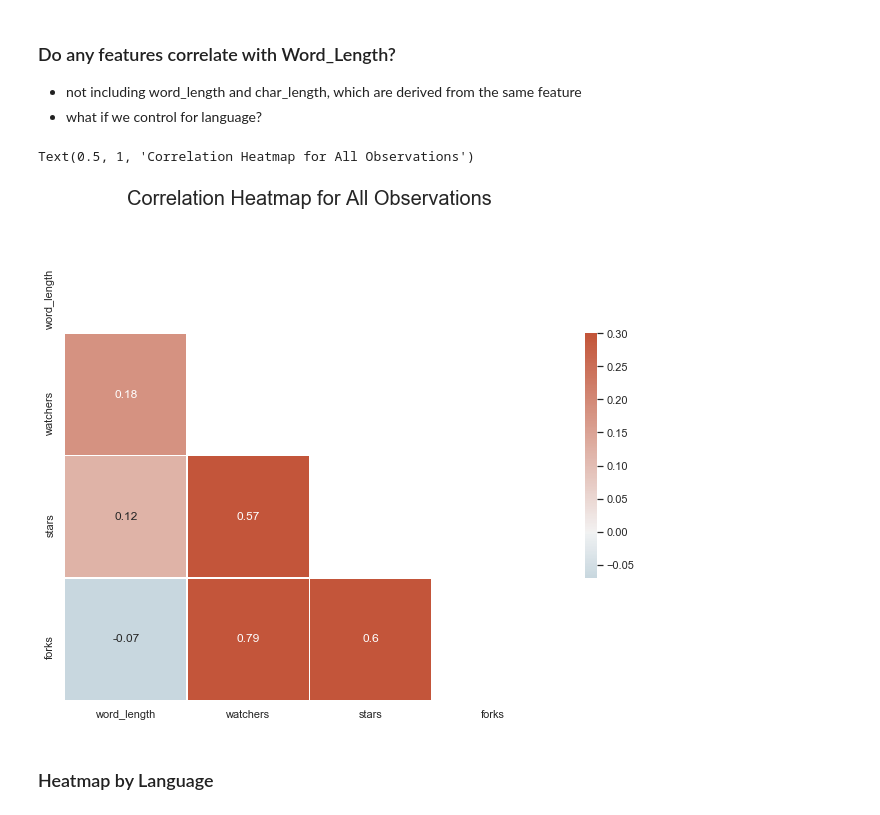
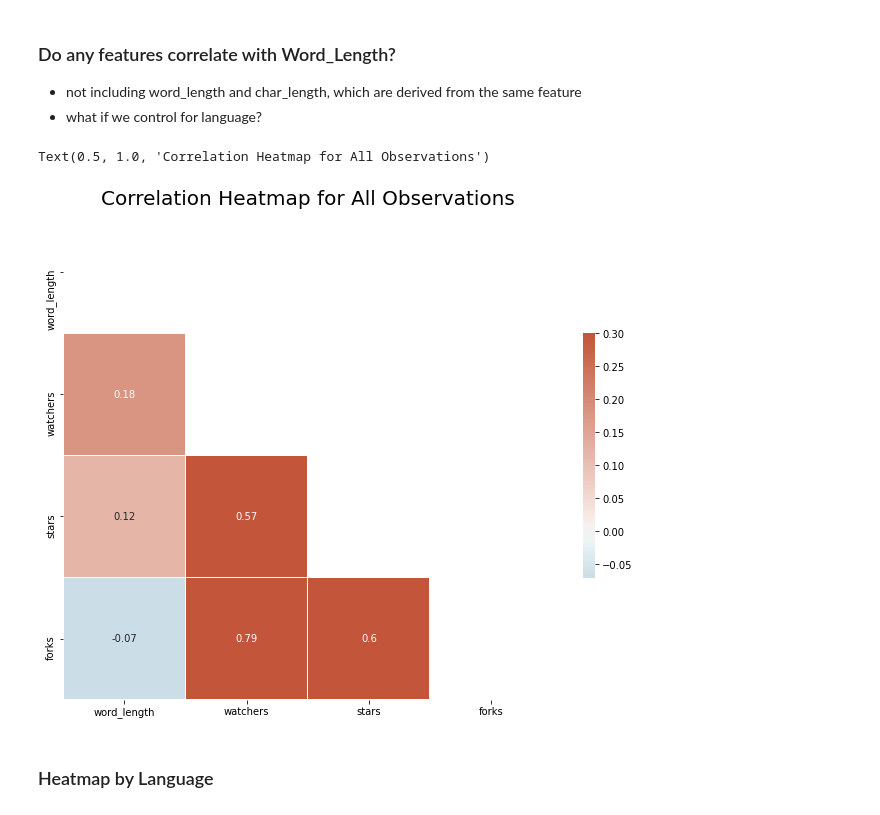
Before and after one commit to Codeup-B-Squared/NLP-Analysis, a Jupyter notebook: Data_Analysis.ipynb, the cells around one changed output. Cells and saved outputs as stored; diff of their text form; code cells hidden in the pictures.

```diff
--- a/Data_Analysis.ipynb
+++ b/Data_Analysis.ipynb
@@ -67 +67,3 @@ df = pd.read_csv('train_validate.csv', index_col=0)
+# %%
+df = df.reset_index().drop('index', axis = 1)
 # %%
@@ -247,4 +240,4 @@ plt.tight_layout()
     - 17 observations from each lanuage for Train
     - 8 observations from each language for Validate
 # %%
-train, validate = Prepare.train_validate(df)
+train, test = Prepare.train_validate(df)
@@ -409,28 +408,28 @@ Text(0.5, 1.0, 'Swift Cloud Bigrams')
 - not including word_length and char_length, which are derived from the same feature
 - what if we control for language?
 # %%
-sns.set_theme(style="white")
+# sns.set_theme(style="white")
 
 # Compute the correlation matrix
 corr = (train[['language','word_length','watchers','stars','forks']].corr())
 
 # Generate a mask for the upper triangle
 mask = np.triu(np.ones_like(corr, dtype=bool))
 
 # Set up the matplotlib figure
 f, ax = plt.subplots(figsize=(11, 9))
 
 # Generate a custom diverging colormap
 cmap = sns.diverging_palette(230, 20, as_cmap=True)
 
 # Draw the heatmap with the mask and correct aspect ratio
 sns.heatmap(corr, mask=mask, cmap=cmap, vmax=.3, center=0, annot=True,
             square=True, linewidths=.5, cbar_kws={"shrink": .5})
 
 plt.title('Correlation Heatmap for All Observations', size = 20)
 # %% [output]
-Text(0.5, 1, 'Correlation Heatmap for All Observations')
+Text(0.5, 1.0, 'Correlation Heatmap for All Observations')
-[figure, old version]
+[figure, new version]
 # %% [markdown]
 ### Heatmap by Language
 # %%
```
Also changed, not shown: parts of 54 cells of this notebook.
